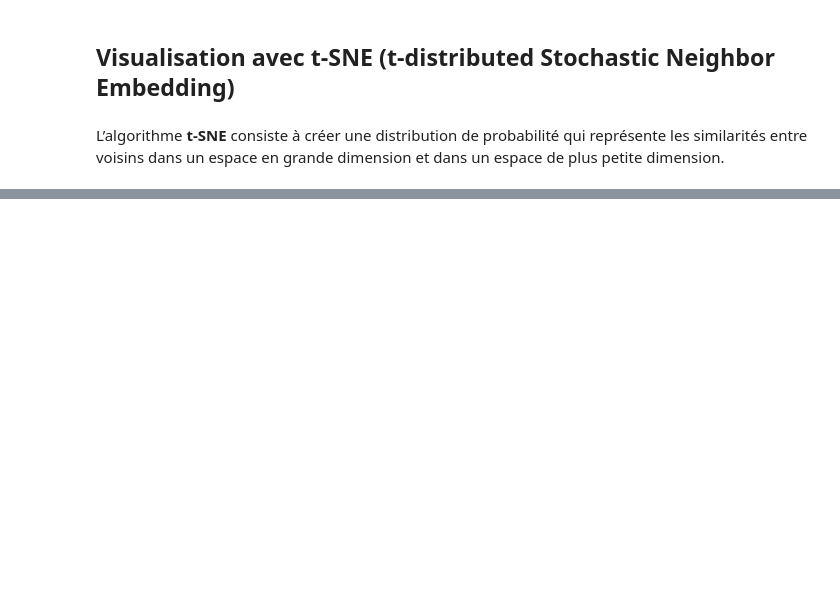
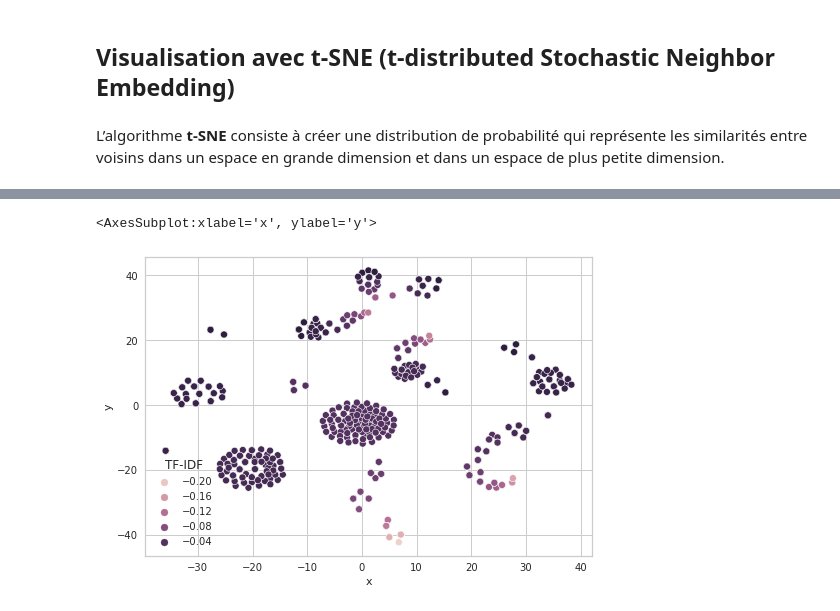
Before and after one commit to reda76/P6, a Jupyter notebook: Analyse de texte.ipynb, the cells around one changed output, grey strips where cells are left out. Drawn from its saved outputs; the diff is of its cells as text; code cells hidden in the pictures; blank space fills up the shorter version.

Commit message:
Notebook quasiment terminé dans l'attente d'avoir que des review restaut (analyse exploratoire

```diff
--- a/Analyse de texte.ipynb
+++ b/Analyse de texte.ipynb
@@ -605,0 +894,25 @@ ImportError: cannot import name 'safe_indexing' from 'sklearn.utils' (/home/reda
+# %%
+# Nous allons faire une dataframe pour chaque commentaire, que nous concatènerons en une seul
+# Nous créons la dataframe 'df_total' qui va contenir les dictionnaires du
+# premier texte sous forme de colonne
+df_total = pd.DataFrame.from_dict(df_visualisation['TF'][0], orient='index')
+df_total.rename(columns = {0:'TF'}, inplace = True)
+df_total['IDF'] = pd.DataFrame.from_dict(df_visualisation['IDF'][0], orient='index')
+df_total['TF-IDF'] = pd.DataFrame.from_dict(df_visualisation['TF-IDF'][0], orient='index')
+
+# l'indice commencera par '1' puisque nous avons déjà utilisé les
+# le premier textes en créant la dataframe "df_test"
+for i in range(1, len(df_visualisation)):
+    try:
+        df_concat = pd.DataFrame.from_dict(df_visualisation['TF'][i], orient='index')
+        df_concat.rename(columns = {0:'TF'}, inplace = True)
+        df_concat['IDF'] = pd.DataFrame.from_dict(df_visualisation['IDF'][i], orient='index')
+        df_concat['TF-IDF'] = pd.DataFrame.from_dict(df_visualisation['TF-IDF'][i], orient='index')
+        df_total = pd.concat([df_total, df_concat])
+    # Nous laissons la boucle se terminer si une erreur "IndexError"
+    # apparaît, car cela est dû au fait que l'indice i a atteint le
+    # dernier texte de la liste.
+    except (IndexError):
+        continue
+
+df_total
@@ -605,0 +933,5 @@ ImportError: cannot import name 'safe_indexing' from 'sklearn.utils' (/home/reda
+# %%
+# Arrondie permet d'avoir un t-sne plus cohérent
+df_total_arrondie = np.round(df_total[['TF', 'IDF', 'TF-IDF']],
+                       decimals = 2)
+df_total_arrondie
@@ -605,0 +952,13 @@ ImportError: cannot import name 'safe_indexing' from 'sklearn.utils' (/home/reda
+# %%
+# Note : relancé la cellule précédente avant celle-ci à chaque fois
+# le 'learning_rate' est le taux d'apprentissage, Si le taux d'apprentissage
+# est trop élevé, les données peuvent ressembler à une "balle".
+# Si le taux d'apprentissage est trop faible, la plupart des points peuvent
+# sembler comprimés dans un nuage dense avec peu de points aberrants.
+def t_sne(learning_rate, perplexity, df):
+    m = TSNE(learning_rate=learning_rate, perplexity=perplexity)
+    tsne_features = m.fit_transform(df)
+    df['x'] = tsne_features[:,0]
+    df['y'] = tsne_features[:,1]
+
+    return sns.scatterplot(x='x', y='y', hue='TF-IDF',data=df)
@@ -605,0 +970,5 @@ ImportError: cannot import name 'safe_indexing' from 'sklearn.utils' (/home/reda
+# %%
+t_sne(5, 50, df_total_arrondie)
+# %% [output]
+<AxesSubplot:xlabel='x', ylabel='y'>
+[figure, added]
```
Also changed, not shown: parts of 49 cells of this notebook.
